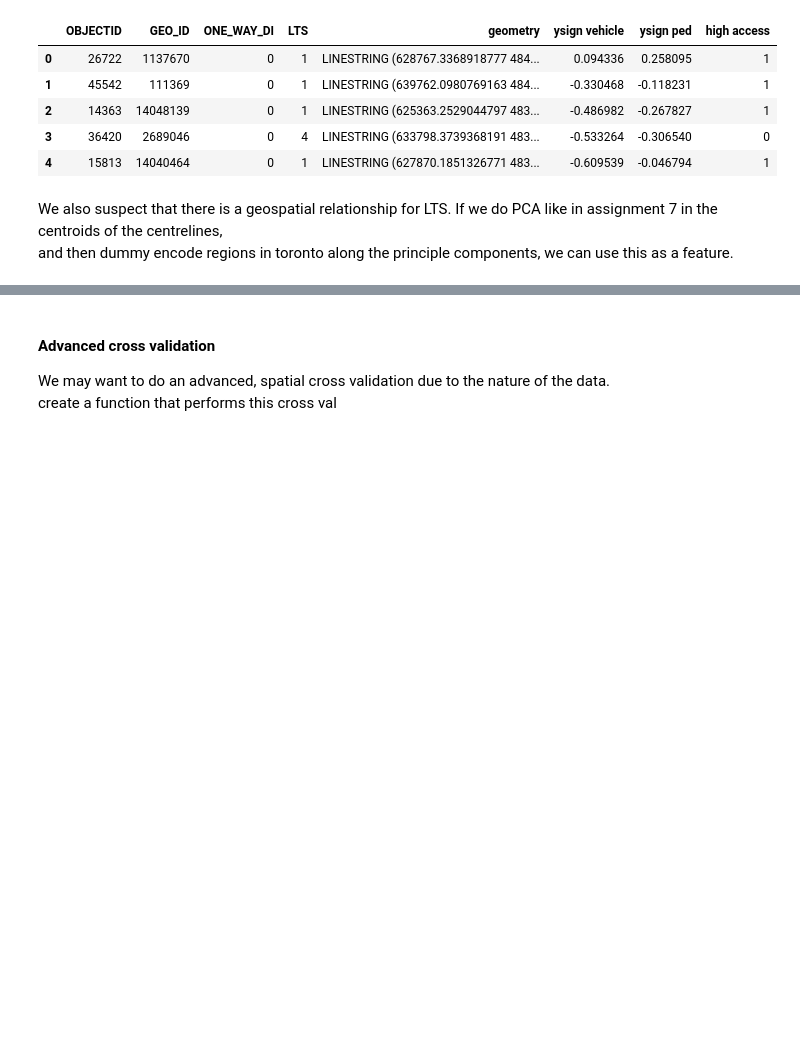
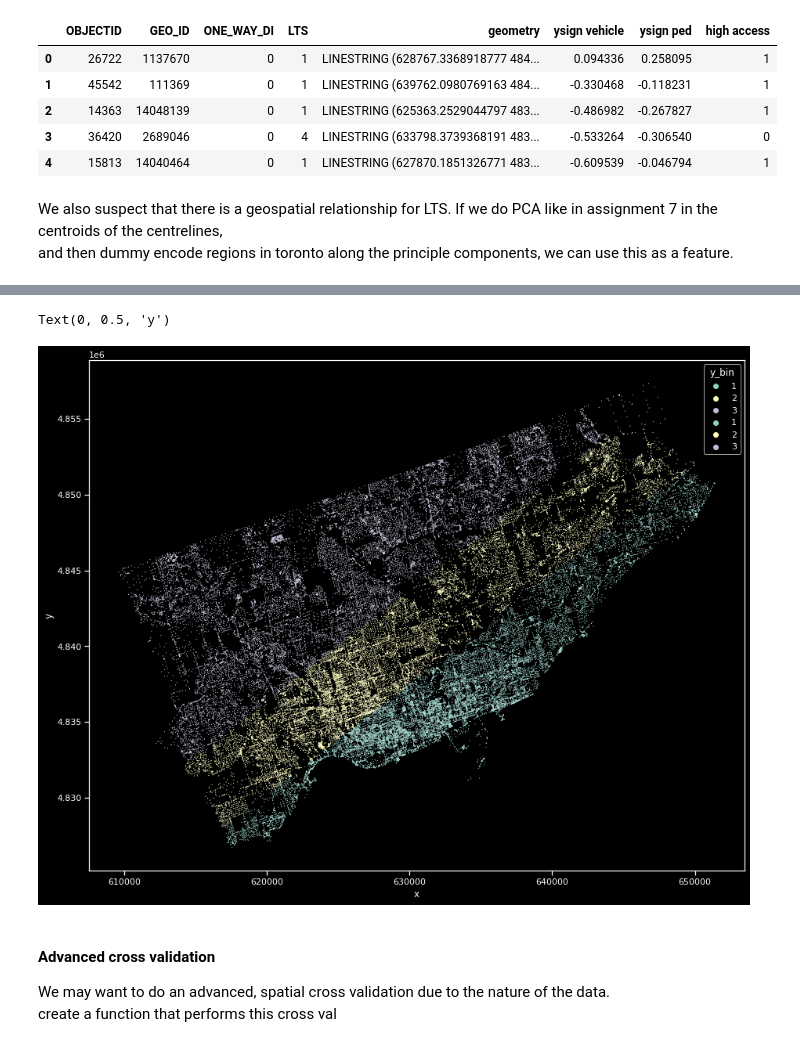
Before and after one commit to KeaganHRankin/Cycle-Classifier, a Jupyter notebook: model/ysign feature eng functions.ipynb, the cells around one changed output, grey strips where cells are left out. Saved outputs shown, nothing was run; the diff lists cells and outputs as text; code cells hidden in the pictures; blank space fills up the shorter version.

```diff
--- a/model/ysign feature eng functions.ipynb
+++ b/model/ysign feature eng functions.ipynb
@@ -122,0 +176,11 @@ add_regions(data
+# %%
+fig, axs = plt.subplots(figsize=(15,12))
+
+ax = sns.scatterplot(geo_points['x'], geo_points['y'], s=0.8, hue=geo_points['y_bin'])
+ax = sns.scatterplot(geo_points['x'], geo_points['y'], s=0.4, hue=geo_points['y_bin'])
+
+plt.xlabel('x')
+plt.ylabel('y')
+# %% [output]
+Text(0, 0.5, 'y')
+[figure, added]
```
Also changed, not shown: parts of 4 cells of this notebook, 1 other file.
